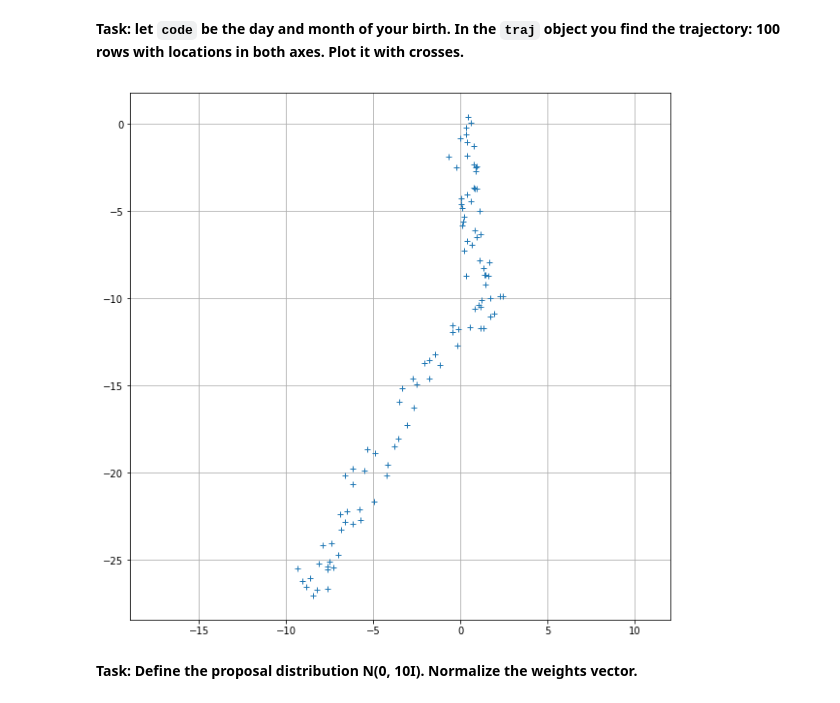
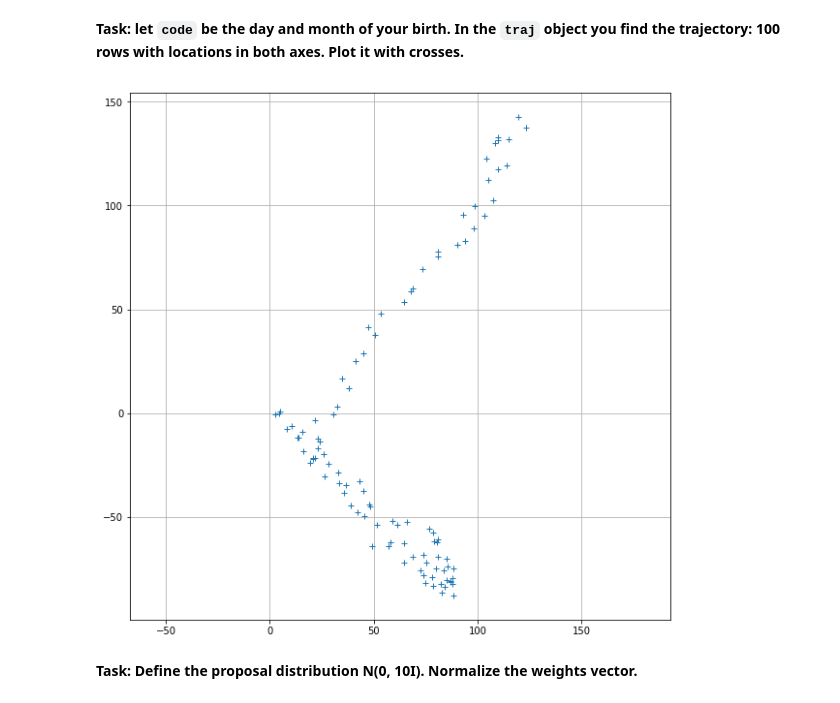
Before and after one commit to kai-wren/BM, a Jupyter notebook: labs/c5-2-particle-filtr-kd.ipynb, the cells around one changed output. Saved outputs shown, nothing was run; the diff lists cells and outputs as text; code cells hidden in the pictures.

```diff
--- a/labs/c5-2-particle-filtr-kd.ipynb
+++ b/labs/c5-2-particle-filtr-kd.ipynb
@@ -100,14 +100,14 @@ R = r**2 * np.eye(2)
 # %% [markdown]
 **Task: let `code` be the day and month of your birth. In the `traj` object you find the trajectory: 100 rows with locations in both axes. Plot it with crosses.**
 # %%
-code = 1313
+code = 100
 traj = trajectory(code)
 plt.figure(figsize=(10, 10))
 plt.plot(traj.Y[0,:], traj.Y[1,:], '+')
 plt.axis('equal')
 plt.show()
 # %% [output]
-[figure, old version]
+[figure, new version]
 # %% [markdown]
 **Task: Define the proposal distribution N(0, 10I). Normalize the weights vector.**
 # %%
```
Also changed, not shown: parts of 5 cells of this notebook, 2 other files.
